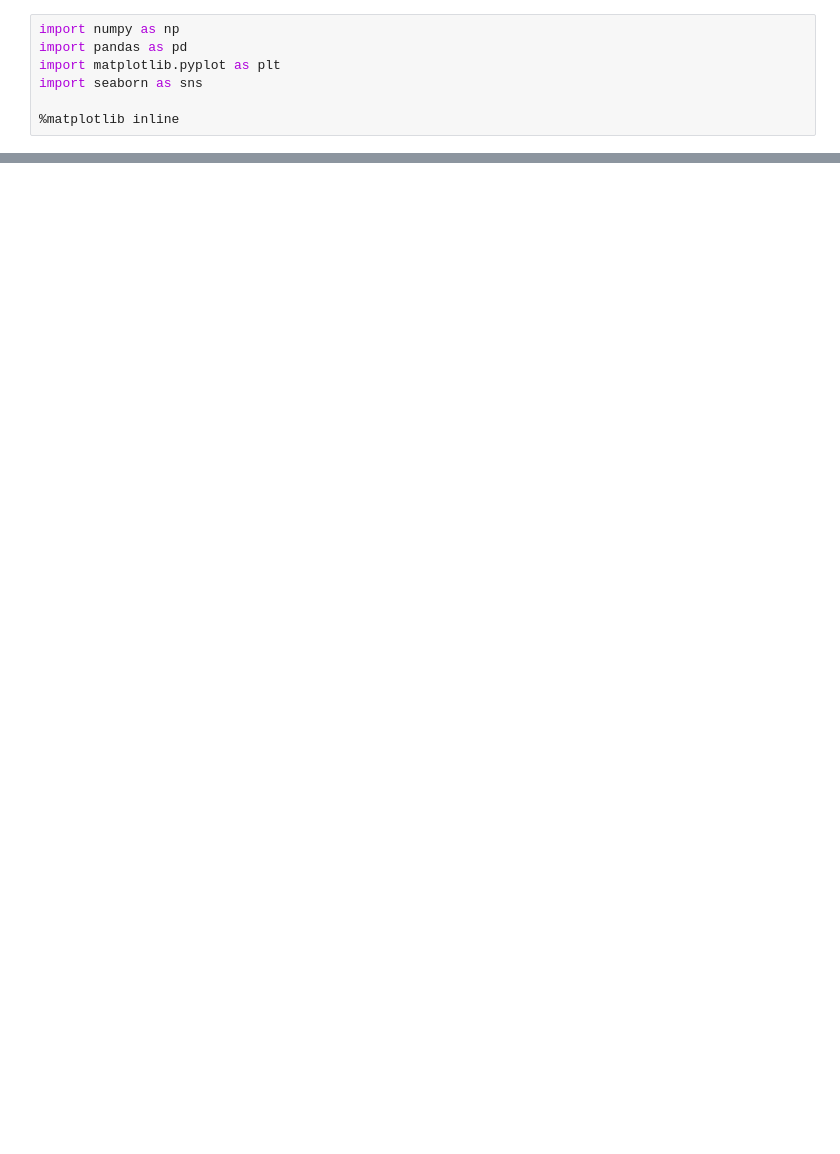
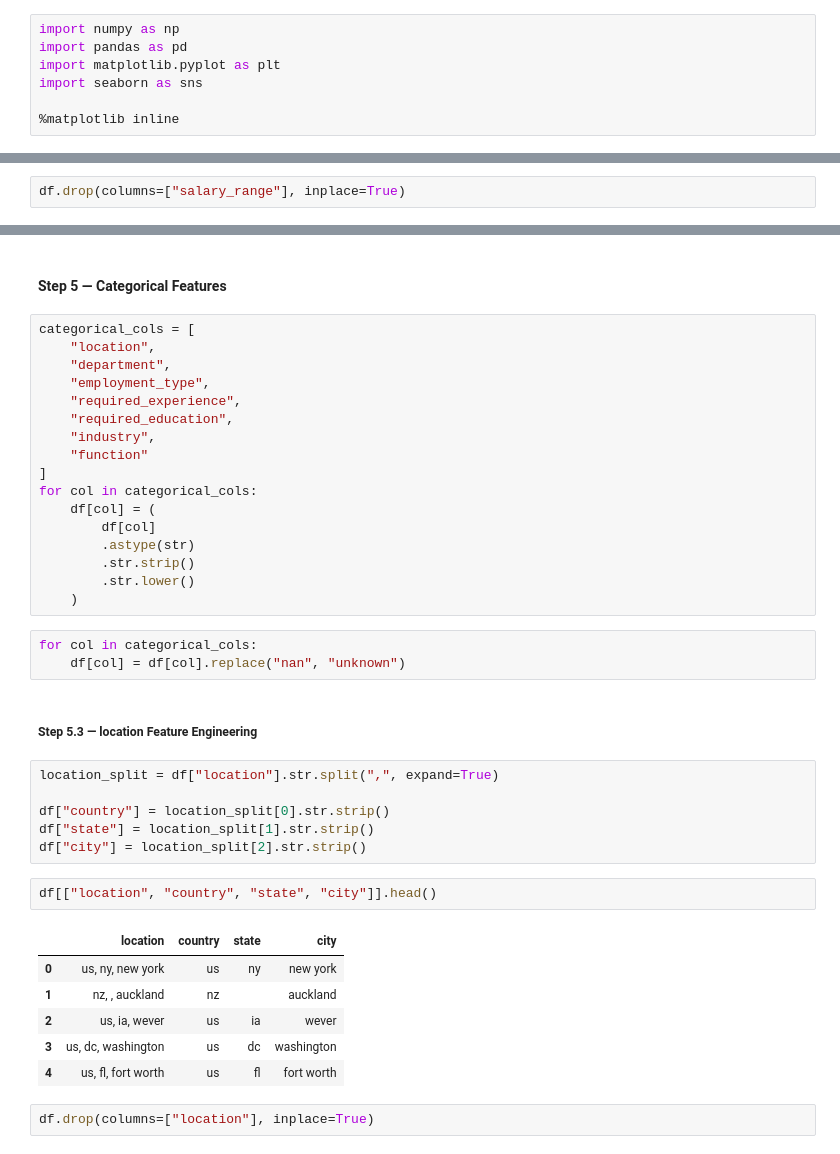
Before and after one commit to DEVELOPER-MANISH007/Kaggle-Notebook, a Jupyter notebook: 9.Notebook/Notebook/main.ipynb, the cells around one changed output, grey strips where cells are left out. Saved outputs shown, nothing was run; the diff lists cells and outputs as text; blank space fills up the shorter version.

```diff
--- a/9.Notebook/Notebook/main.ipynb
+++ b/9.Notebook/Notebook/main.ipynb
@@ -164,0 +516,2 @@ memory usage: 2.5+ MB
+# %%
+df.drop(columns=["salary_range"], inplace=True)
@@ -164,0 +526,41 @@ memory usage: 2.5+ MB
+# %% [markdown]
+#### Step 5 — Categorical Features
+# %%
+categorical_cols = [
+    "location",
+    "department",
+    "employment_type",
+    "required_experience",
+    "required_education",
+    "industry",
+    "function"
+]
+for col in categorical_cols:
+    df[col] = (
+        df[col]
+        .astype(str)
+        .str.strip()
+        .str.lower()
+    )
+# %%
+for col in categorical_cols:
+    df[col] = df[col].replace("nan", "unknown")
+# %% [markdown]
+##### Step 5.3 — location Feature Engineering
+# %%
+location_split = df["location"].str.split(",", expand=True)
+
+df["country"] = location_split[0].str.strip()
+df["state"] = location_split[1].str.strip()
+df["city"] = location_split[2].str.strip()
+# %%
+df[["location", "country", "state", "city"]].head()
+# %% [output]
+|  | location | country | state | city |
+| 0 | us, ny, new york | us | ny | new york |
+| 1 | nz, , auckland | nz |  | auckland |
+| 2 | us, ia, wever | us | ia | wever |
+| 3 | us, dc, washington | us | dc | washington |
+| 4 | us, fl, fort worth | us | fl | fort worth |
+# %%
+df.drop(columns=["location"], inplace=True)
```
Also changed, not shown: parts of 84 cells of this notebook, 4 other files.
